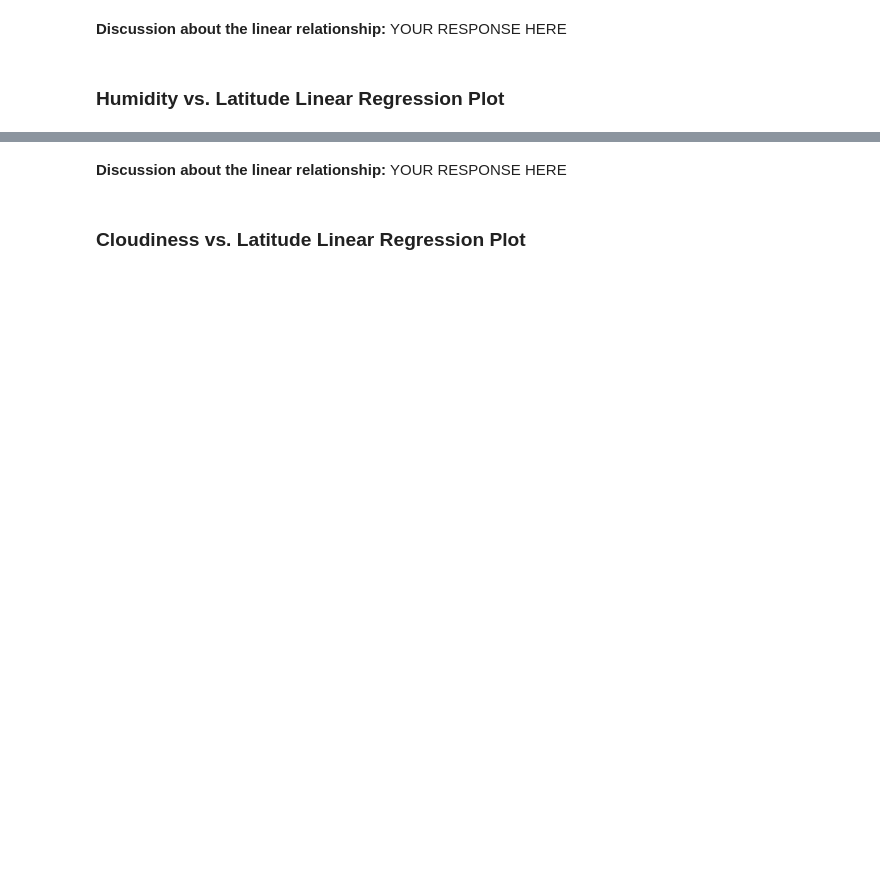
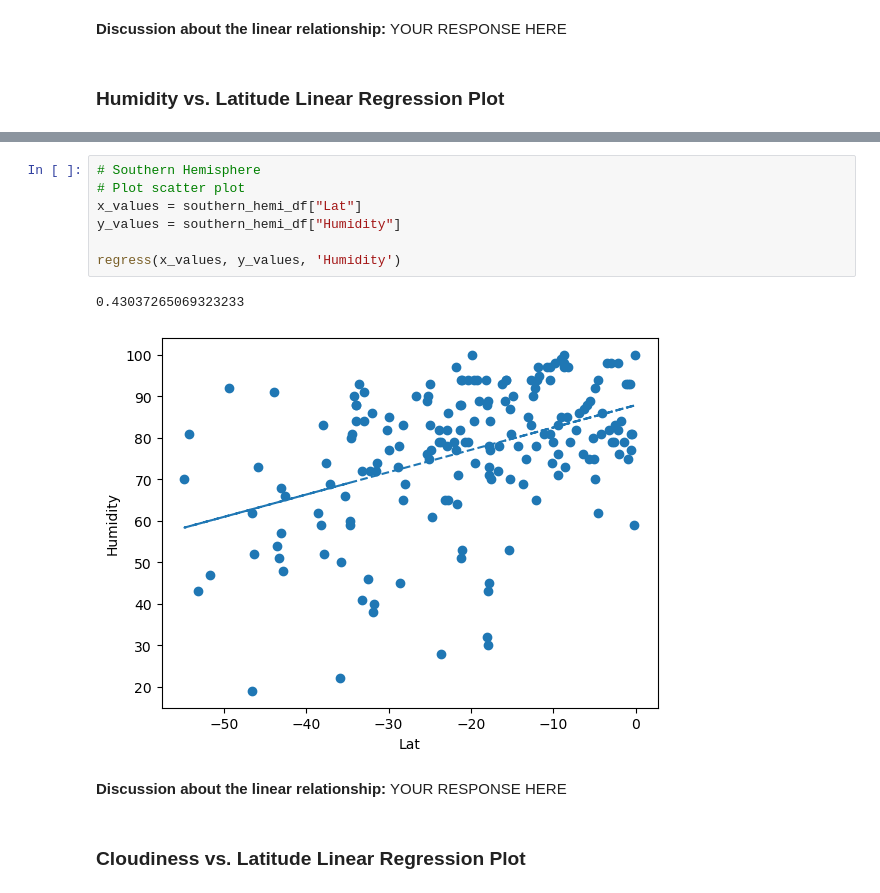
Before and after one commit to eeneedles/python-api-challenge, a Jupyter notebook: WeatherPy/WeatherPy.ipynb, the cells around one changed output, grey strips where cells are left out. Drawn from its saved outputs; the diff is of its cells as text; blank space fills up the shorter version.

```diff
--- a/WeatherPy/WeatherPy.ipynb
+++ b/WeatherPy/WeatherPy.ipynb
@@ -390,3 +356,13 @@ plt.show()
+# %%
+# Southern Hemisphere
+# Plot scatter plot
+x_values = southern_hemi_df["Lat"]
+y_values = southern_hemi_df["Humidity"]
+
+regress(x_values, y_values, 'Humidity')
+# %% [output]
+0.43037265069323233
+[figure, added]
 # %% [markdown]
 **Discussion about the linear relationship:** YOUR RESPONSE HERE
 # %% [markdown]
```
Also changed, not shown: parts of 28 cells of this notebook, 5 other files.
